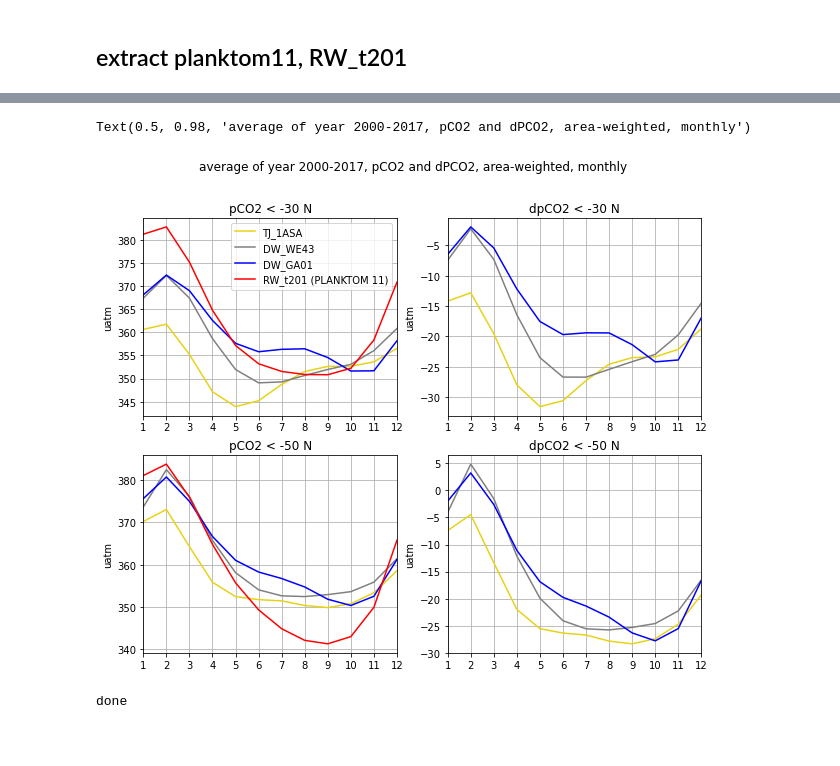
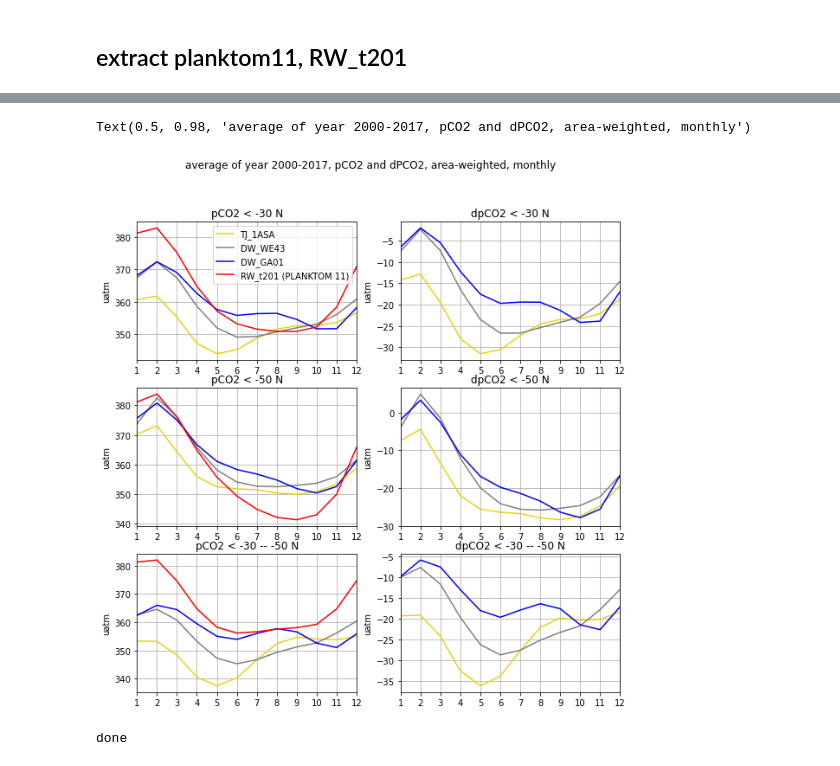
Before and after one commit to tjarnikova/SOZONE, a Jupyter notebook: MO_RESULTS/pco2_cycles.ipynb, the cells around one changed output, grey strips where cells are left out. Cells and saved outputs as stored; diff of their text form; code cells hidden in the pictures; blank space fills up the shorter version.

```diff
--- a/MO_RESULTS/pco2_cycles.ipynb
+++ b/MO_RESULTS/pco2_cycles.ipynb
@@ -300,35 +300,42 @@ for i in range(0,18):
     RW_t201_dpCO2_yrstor[i,:,:,:] = q[count:count+12,:,:]
     count = count+12
 # %%
-DW_WE43_pCO2_mean = np.zeros([2,12])
+DW_WE43_pCO2_mean = np.zeros([3,12])
 
 thisone_30 = np.nanmean(DW_WE43_pCO2_yrstor[:,:,0:50,:], axis = 0)
 thisone_50 = np.nanmean(DW_WE43_pCO2_yrstor[:,:,0:37,:], axis = 0)
+thisone_3050 = np.nanmean(DW_WE43_pCO2_yrstor[:,:,37:50,:], axis = 0)
 
 tweights_30 = so_csize_broad[0,0:50,:]
 tweights_50 = so_csize_broad[0,0:37,:]
+tweights_3050 = so_csize_broad[0,37:50,:]
 
 for i in range(0,12):
     DW_WE43_pCO2_mean[0,i] = np.average(thisone_30[i,:,:], weights = tweights_30)
     DW_WE43_pCO2_mean[1,i] = np.average(thisone_50[i,:,:], weights = tweights_50)
+    DW_WE43_pCO2_mean[2,i] = np.average(thisone_3050[i,:,:], weights = tweights_3050)
 
 
-TJ_1ASA_pCO2_mean = np.zeros([2,12])
+TJ_1ASA_pCO2_mean = np.zeros([3,12])
 
 thisone_30 = np.nanmean(TJ_1ASA_pCO2_yrstor[:,:,0:50,:], axis = 0)
 thisone_50 = np.nanmean(TJ_1ASA_pCO2_yrstor[:,:,0:37,:], axis = 0)
+thisone_3050 = np.nanmean(TJ_1ASA_pCO2_yrstor[:,:,37:50,:], axis = 0)
 
 tweights_30 = so_csize_broad[0,0:50,:]
 tweights_50 = so_csize_broad[0,0:37,:]
+tweights_3050 = so_csize_broad[0,37:50,:]
 
 for i in range(0,12):
     TJ_1ASA_pCO2_mean[0,i] = np.average(thisone_30[i,:,:], weights = tweights_30)
     TJ_1ASA_pCO2_mean[1,i] = np.average(thisone_50[i,:,:], weights = tweights_50)
+    TJ_1ASA_pCO2_mean[2,i] = np.average(thisone_3050[i,:,:], weights = tweights_3050)
 
-DW_GA01_pCO2_mean = np.zeros([2,12])
+DW_GA01_pCO2_mean = np.zeros([3,12])
 
 thisone_30 = np.nanmean(DW_GA01_pCO2_yrstor[:,:,0:50,:], axis = 0)
 thisone_50 = np.nanmean(DW_GA01_pCO2_yrstor[:,:,0:37,:], axis = 0)
+thisone_3050 = np.nanmean(DW_GA01_pCO2_yrstor[:,:,37:50,:], axis = 0)
 
 tweights_30 = so_csize_broad[0,0:50,:]
 tweights_50 = so_csize_broad[0,0:37,:]
@@ -336,3 +343,4 @@ tweights_50 = so_csize_broad[0,0:37,:]
 for i in range(0,12):
     DW_GA01_pCO2_mean[0,i] = np.average(thisone_30[i,:,:], weights = tweights_30)
     DW_GA01_pCO2_mean[1,i] = np.average(thisone_50[i,:,:], weights = tweights_50)
+    DW_GA01_pCO2_mean[2,i] = np.average(thisone_3050[i,:,:], weights = tweights_3050)
@@ -404,32 +430,34 @@ array([[381.22939157, 382.81124354, 375.18343848, 364.78029934,
 # %%
 tcm = cm.matter
-fig, axs = plt.subplots(2,2, figsize=(10, 8), facecolor='w', edgecolor='k')
+fig, axs = plt.subplots(3,2, figsize=(10, 10), facecolor='w', edgecolor='k')
 axs = axs.ravel()
 
 pco2s = [TJ_1ASA_pCO2_mean,DW_WE43_pCO2_mean,DW_GA01_pCO2_mean,RW_t201_dpCO2_mean]
 dpco2s = [TJ_1ASA_dpCO2_mean,DW_WE43_dpCO2_mean,DW_GA01_dpCO2_mean]
 labels = ['TJ_1ASA','DW_WE43','DW_GA01','RW_t201 (PLANKTOM 11)']
 colors = [sc.scen['1A']['color'],'grey','blue','r']
 for i in range(0,4):
     axs[0].plot(np.arange(1,13,1), pco2s[i][0,:], color = colors[i], label = labels[i])
     axs[2].plot(np.arange(1,13,1), pco2s[i][1,:], color = colors[i])
+    axs[4].plot(np.arange(1,13,1), pco2s[i][2,:], color = colors[i])
 for i in range(0,3):
     axs[1].plot(np.arange(1,13,1), dpco2s[i][0,:], color = colors[i])
     axs[3].plot(np.arange(1,13,1), dpco2s[i][1,:], color = colors[i])
+    axs[5].plot(np.arange(1,13,1), dpco2s[i][2,:], color = colors[i])
 
-tits = ['pCO2 < -30 N', 'dpCO2 < -30 N', 'pCO2 < -50 N', 'dpCO2 < -50 N']
-for i in range(0,4):
+tits = ['pCO2 < -30 N', 'dpCO2 < -30 N', 'pCO2 < -50 N', 'dpCO2 < -50 N', 'pCO2 < -30 -- -50 N', 'dpCO2 < -30 -- -50 N']
+for i in range(0,6):
     axs[i].grid()
     axs[i].set_title(tits[i])
     axs[i].set_xticks(np.arange(1,13,1))
     axs[i].set_xlim([1,12])
     axs[i].set_ylabel('uatm')
 axs[0].legend()
 
 plt.suptitle('average of year 2000-2017, pCO2 and dPCO2, area-weighted, monthly')
 # %% [output]
 Text(0.5, 0.98, 'average of year 2000-2017, pCO2 and dPCO2, area-weighted, monthly')
-[figure, old version]
+[figure, new version]
 # %%
 print('done')
 # %% [output]
```
Also changed, not shown: parts of 3 cells of this notebook.
